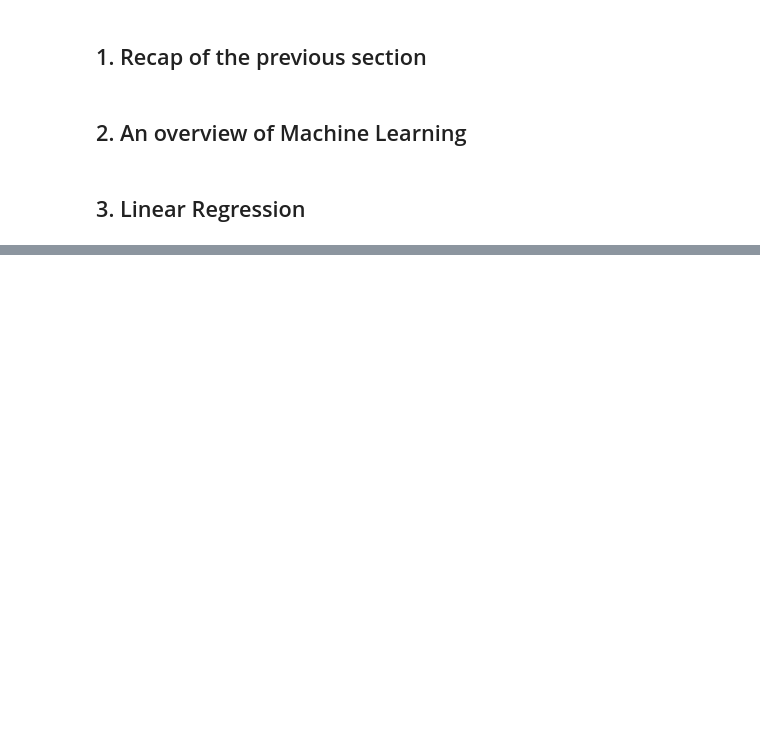
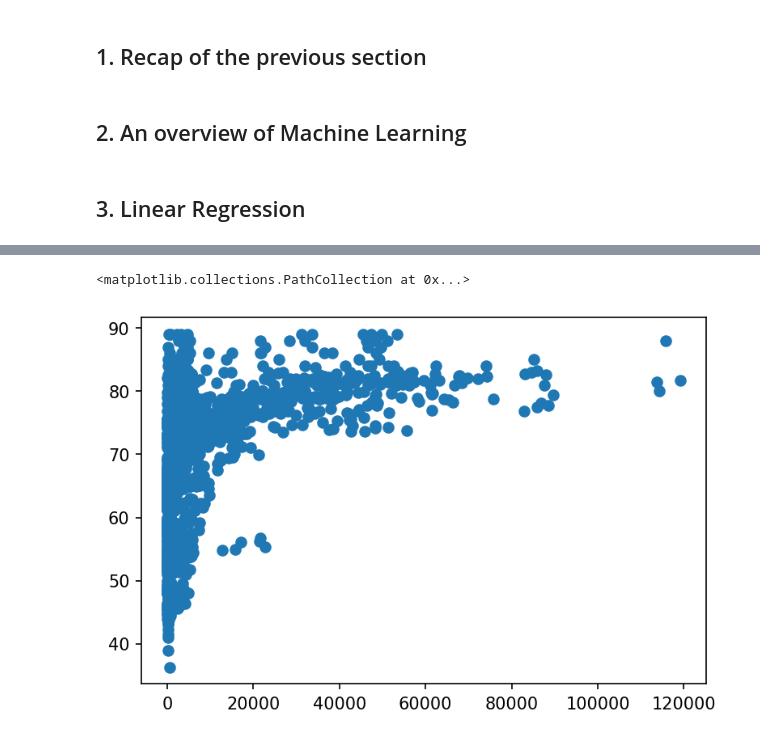
Before and after one commit to vukasin-viskovic/idsss, a Jupyter notebook: session_006.ipynb, the cells around one changed output, grey strips where cells are left out. Saved outputs shown, nothing was run; the diff lists cells and outputs as text; code cells hidden in the pictures; blank space fills up the shorter version.

```diff
--- a/session_006.ipynb
+++ b/session_006.ipynb
@@ -19,4 +23,4 @@ comments:
 ## 3. Linear Regression
 # %%
 import pandas as pd
-#df = pd.read_csv("https://gist.githubusercontent.com/aishwarya8615/89d9f36fc014dea62487f7347864d16a/raw/8629d284e13976dcb13bb0b27043224b9266fffa/Life_Expectancy_Data.csv")
+df = pd.read_csv("https://raw.githubusercontent.com/vukasin-viskovic/idsss/main/datasets/life_expectancy.csv")
@@ -22,0 +47,12 @@ import pandas as pd
+# %%
+df.columns = df.columns.str.strip()
+# %%
+import matplotlib.pyplot as plt
+plt.rcParams["figure.dpi"] = 150
+# %%
+fig, ax = plt.subplots()
+
+ax.scatter(df["GDP"], df["Life expectancy"])
+# %% [output]
+<matplotlib.collections.PathCollection at 0x...>
+[figure, added]
```
Also changed, not shown: parts of 9 cells of this notebook, 24 other files.
